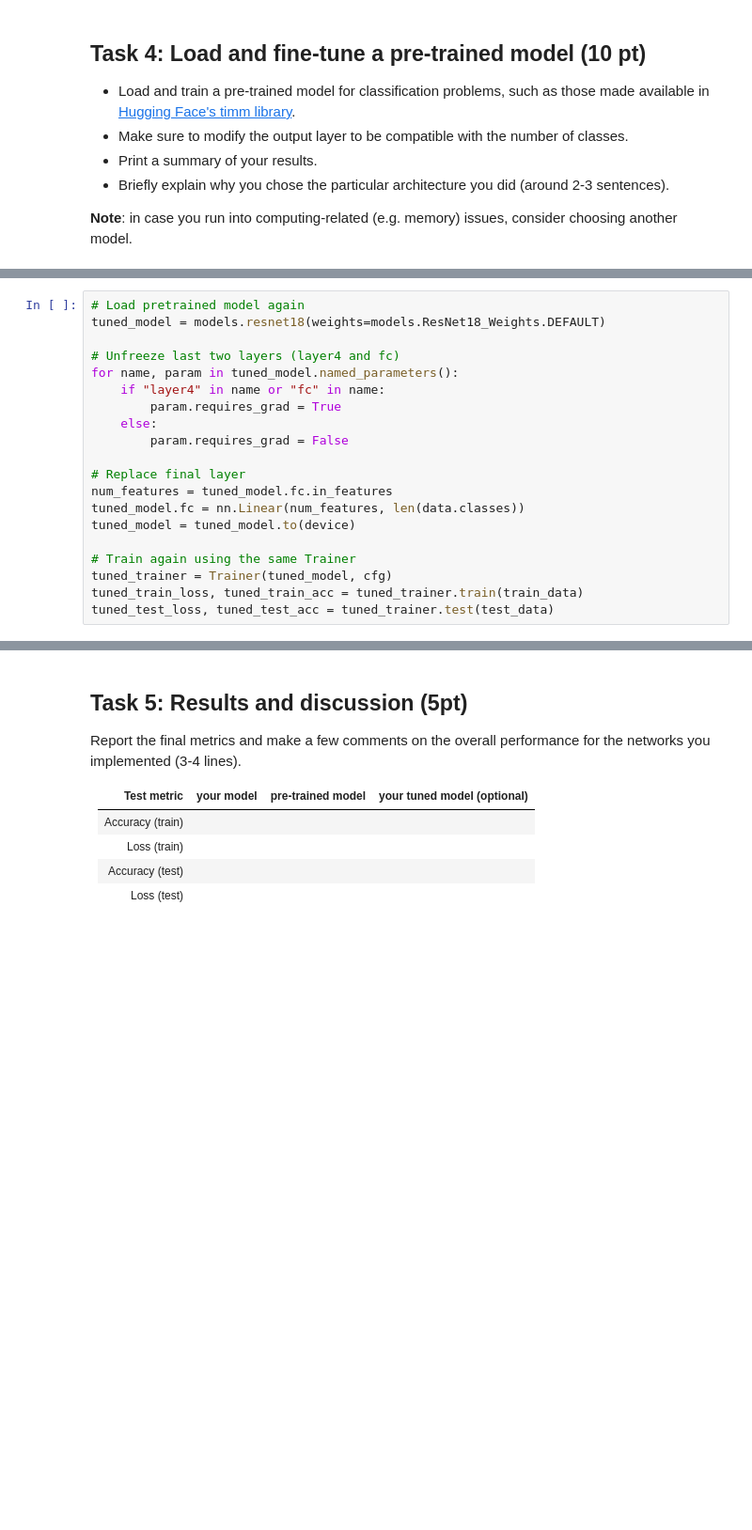
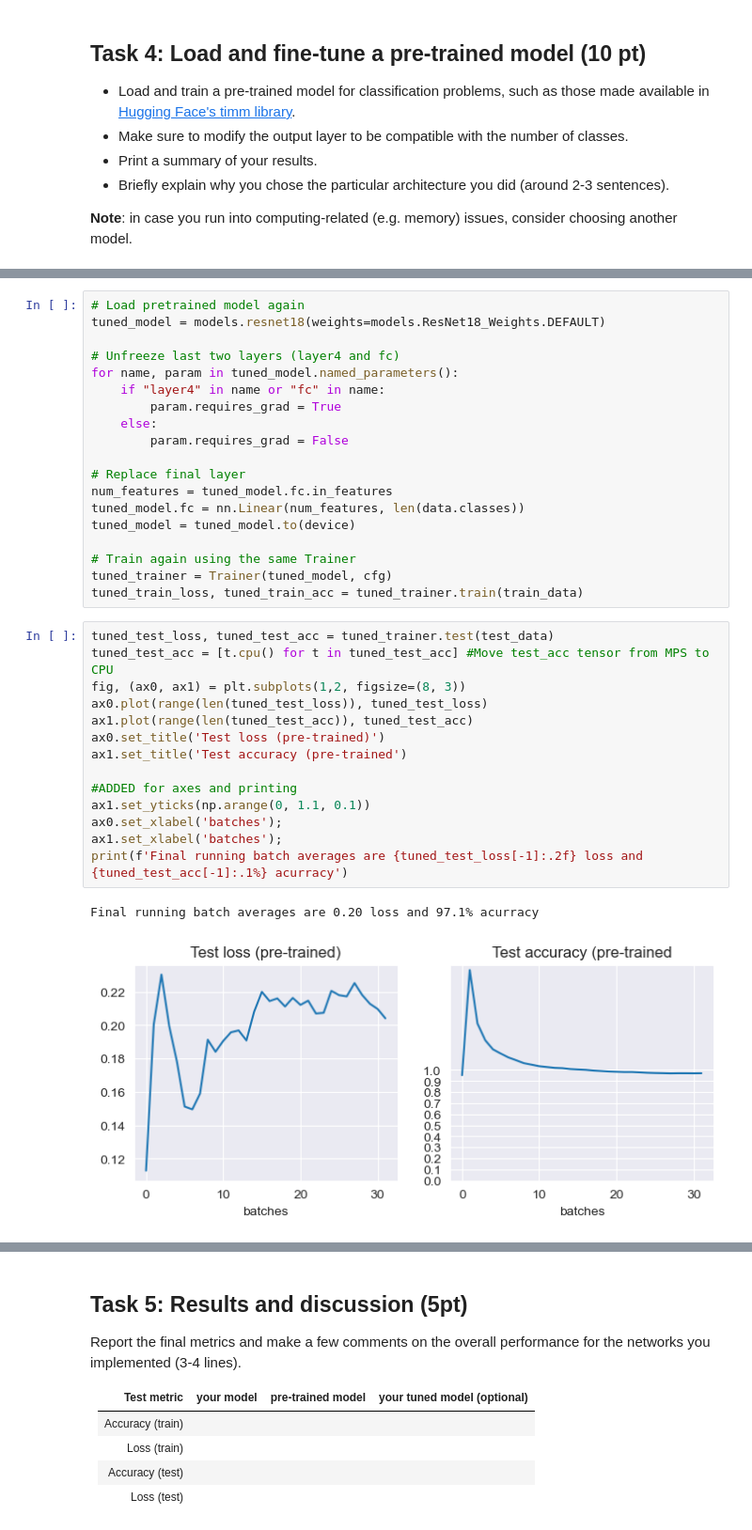
Before and after one commit to hertie-data-science-lab/assignment-2-ps-2f, a Jupyter notebook: main.ipynb, the cells around one changed output, grey strips where cells are left out. Shown at 94% size. Cells and saved outputs as stored; diff of their text form; blank space fills up the shorter version.

```diff
--- a/main.ipynb
+++ b/main.ipynb
@@ -729,4 +758,20 @@ tuned_model = tuned_model.to(device)
 # Train again using the same Trainer
 tuned_trainer = Trainer(tuned_model, cfg)
 tuned_train_loss, tuned_train_acc = tuned_trainer.train(train_data)
-tuned_test_loss, tuned_test_acc = tuned_trainer.test(test_data)
+# %%
+tuned_test_loss, tuned_test_acc = tuned_trainer.test(test_data)
+tuned_test_acc = [t.cpu() for t in tuned_test_acc] #Move test_acc tensor from MPS to CPU
+fig, (ax0, ax1) = plt.subplots(1,2, figsize=(8, 3))
+ax0.plot(range(len(tuned_test_loss)), tuned_test_loss)
+ax1.plot(range(len(tuned_test_acc)), tuned_test_acc)
+ax0.set_title('Test loss (pre-trained)')
+ax1.set_title('Test accuracy (pre-trained')
+
+#ADDED for axes and printing
+ax1.set_yticks(np.arange(0, 1.1, 0.1))
+ax0.set_xlabel('batches');
+ax1.set_xlabel('batches');
+print(f'Final running batch averages are {tuned_test_loss[-1]:.2f} loss and {tuned_test_acc[-1]:.1%} acurracy')
+# %% [output]
+Final running batch averages are 0.20 loss and 97.1% acurracy
+[figure, added]
```
Also changed, not shown: parts of 19 cells of this notebook.
